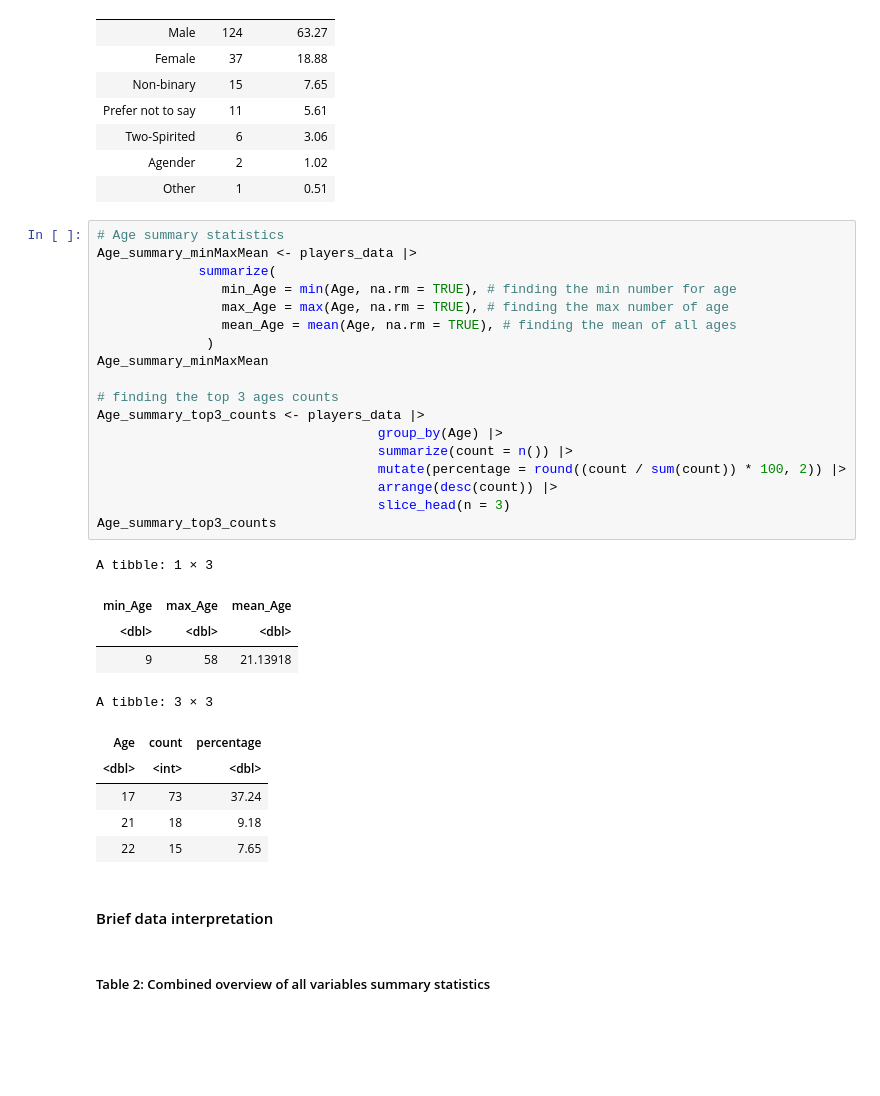
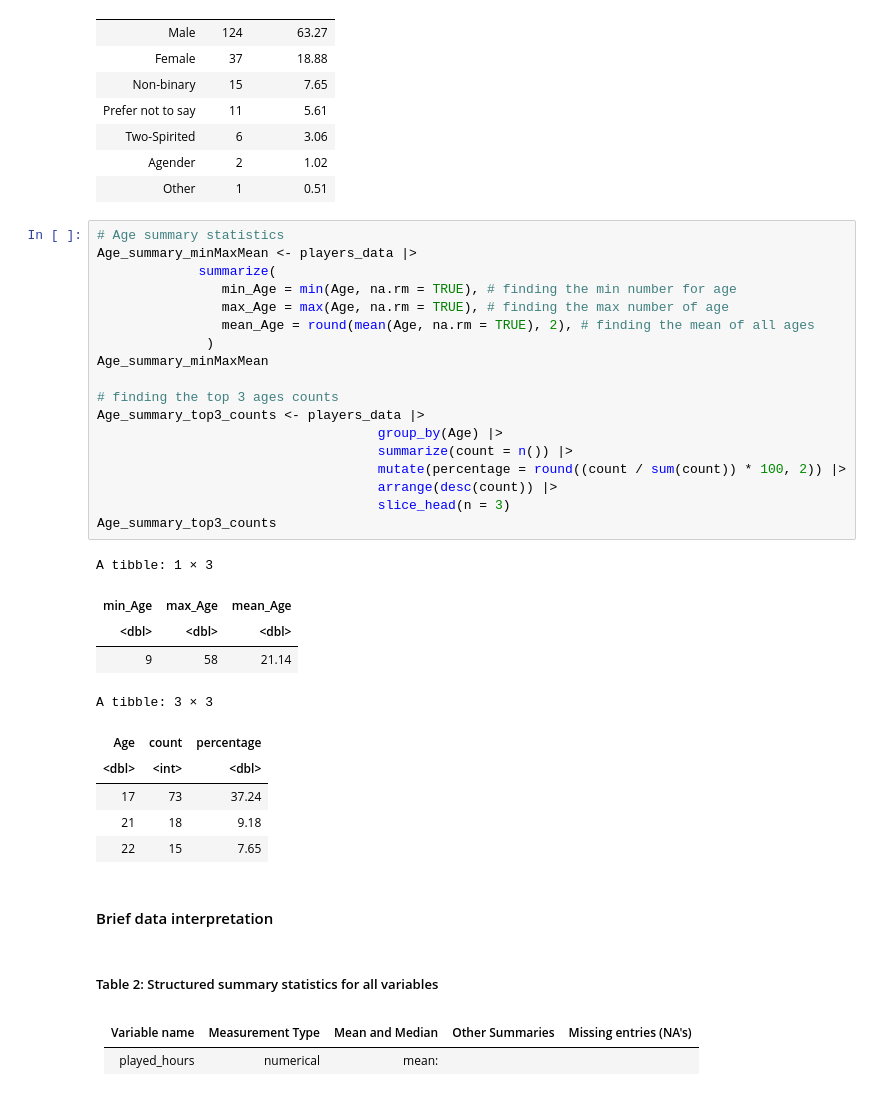
Before and after one commit to angelicaa-p/project_final_report_group, a Jupyter notebook: project_planning_stage_individual.ipynb, the cells around one changed output. Cells and saved outputs as stored; diff of their text form; blank space fills up the shorter version.

```diff
--- a/project_planning_stage_individual.ipynb
+++ b/project_planning_stage_individual.ipynb
@@ -209,26 +210,26 @@ A tibble: 7 × 3
 # %%
 # Age summary statistics
 Age_summary_minMaxMean <- players_data |>
              summarize(
                 min_Age = min(Age, na.rm = TRUE), # finding the min number for age
                 max_Age = max(Age, na.rm = TRUE), # finding the max number of age
-                mean_Age = mean(Age, na.rm = TRUE), # finding the mean of all ages
+                mean_Age = round(mean(Age, na.rm = TRUE), 2), # finding the mean of all ages
               )
 Age_summary_minMaxMean
 
 # finding the top 3 ages counts
 Age_summary_top3_counts <- players_data |>
                                     group_by(Age) |>
                                     summarize(count = n()) |>
                                     mutate(percentage = round((count / sum(count)) * 100, 2)) |>
                                     arrange(desc(count)) |>
                                     slice_head(n = 3)
 Age_summary_top3_counts
 # %% [output]
 A tibble: 1 × 3
 | min_Age | max_Age | mean_Age |
 | <dbl> | <dbl> | <dbl> |
-| 9 | 58 | 21.13918 |
+| 9 | 58 | 21.14 |
 A tibble: 3 × 3
 | Age | count | percentage |
 | <dbl> | <int> | <dbl> |
@@ -238,4 +239,8 @@ A tibble: 3 × 3
 # %% [markdown]
 #### Brief data interpretation
 # %% [markdown]
-##### Table 2: Combined overview of all variables summary statistics
+##### Table 2: Structured summary statistics for all variables
+# %% [markdown]
+| Variable name | Measurement Type | Mean and Median | Other Summaries | Missing entries (NA's) |
+| ------------- | ---------------- | --------------- | --------------- | ---------------------- |
+| played_hours  | numerical        | mean:
```
Also changed, not shown: parts of 2 cells of this notebook.
